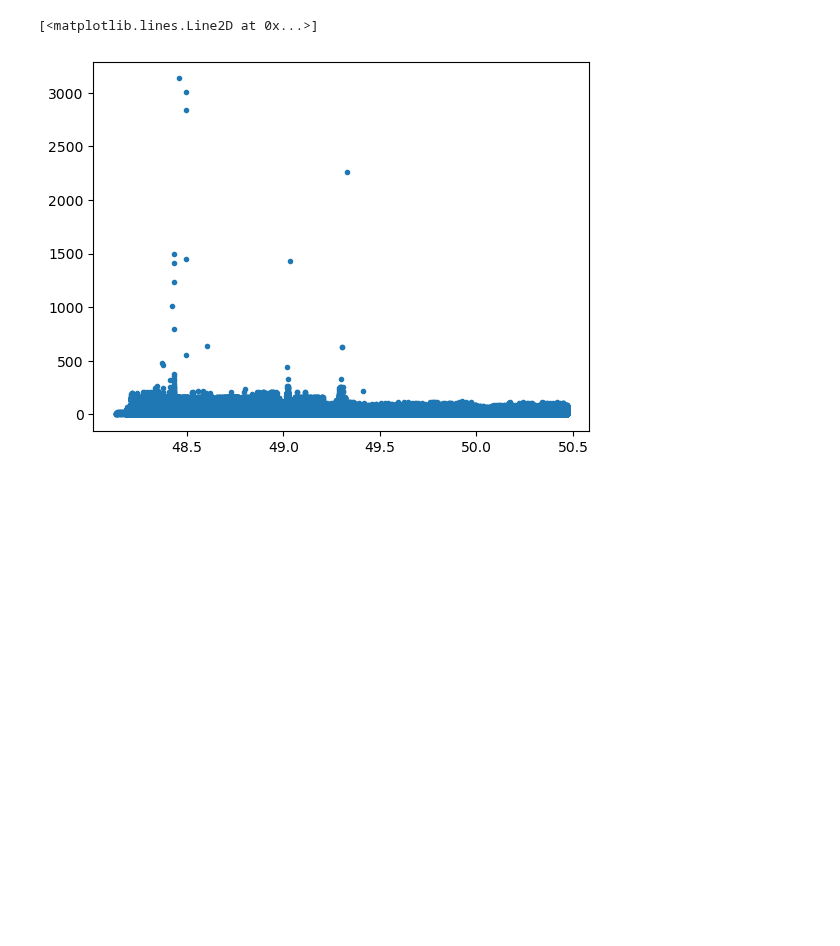
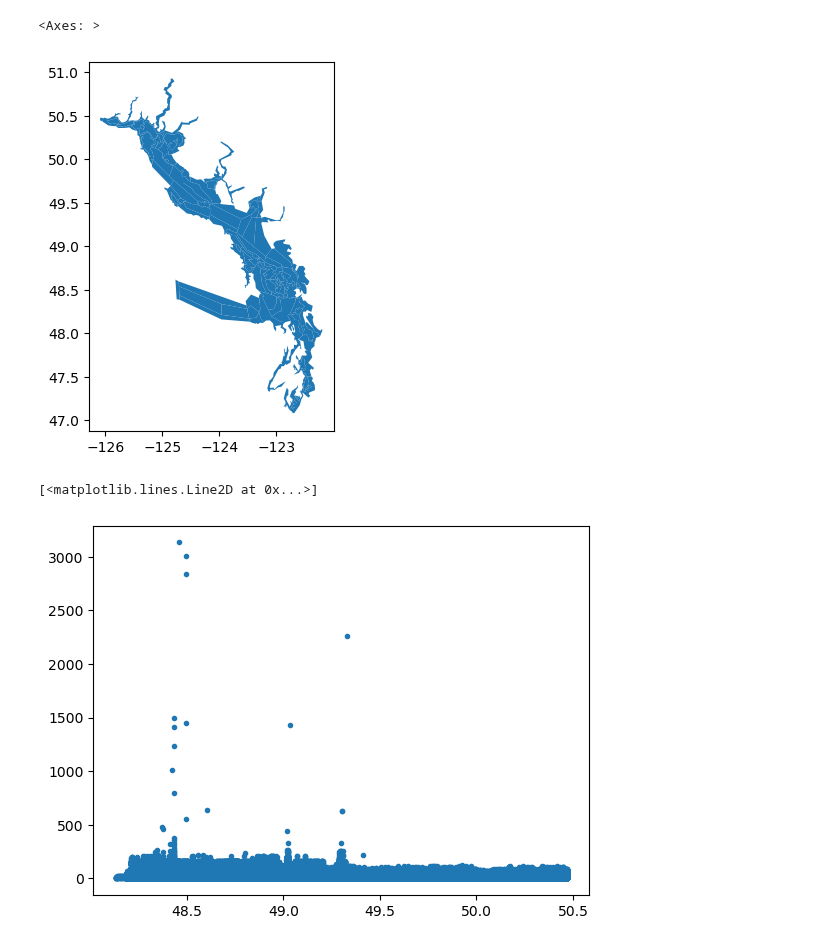
Before and after one commit to SalishSeaCast/analysis-cassidy, a Jupyter notebook: notebooks/dfo-cd/scrubber_data_wrangle.ipynb, the cells around one changed output. Saved outputs shown, nothing was run; the diff lists cells and outputs as text; code cells hidden in the pictures; blank space fills up the shorter version.

```diff
--- a/notebooks/dfo-cd/scrubber_data_wrangle.ipynb
+++ b/notebooks/dfo-cd/scrubber_data_wrangle.ipynb
@@ -28,3 +48,8 @@ data_sorted.head()
+# %%
+gdf.plot()
+# %% [output]
+<Axes: >
+[figure, added]
 # %%
 plt.plot(data_sorted['lat'], data_sorted['ww_tonnes'], '.')
 # %% [output]
```
Also changed, not shown: parts of 35 cells of this notebook, 1 other file.
